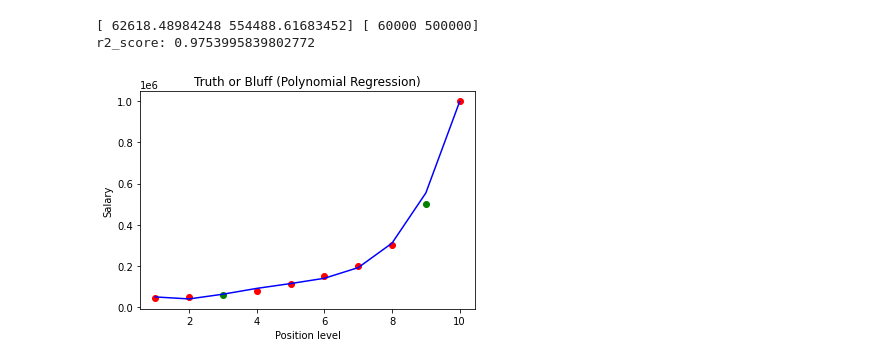
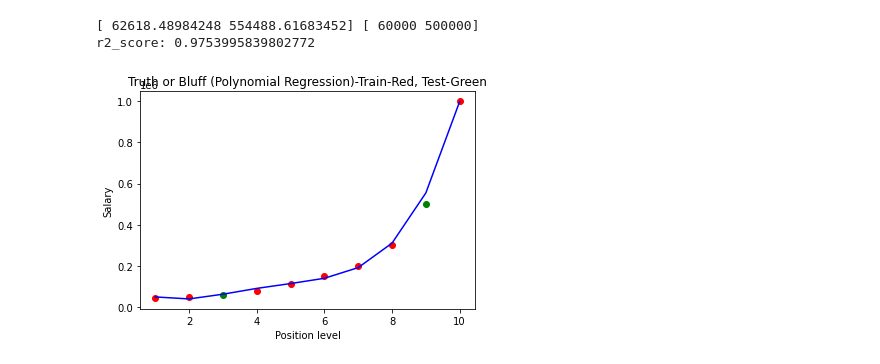
Before and after one commit to shubh2ds/Machine_Learning, a Jupyter notebook: Polynomial_Regression/Polynomial_Regression.ipynb, the cells around one changed output. Drawn from its saved outputs; the diff is of its cells as text; code cells hidden in the pictures.

Commit message:
Polynomial Regression performed to predict the salary for the given experience level.

```diff
--- a/Polynomial_Regression/Polynomial_Regression.ipynb
+++ b/Polynomial_Regression/Polynomial_Regression.ipynb
@@ -110,11 +102,11 @@ r2_score: 0.9753995839802772
 # %%
 # Visualising the Polynomial Regression results -Train data and Test data
 plt.scatter(X_train, y_train, color = 'red')
 plt.scatter(X_test, y_test, color = 'green')
 plt.plot(X, lin_reg2.predict(poly_term.fit_transform(X)), color = 'blue')
-plt.title('Truth or Bluff (Polynomial Regression)')
+plt.title('Truth or Bluff (Polynomial Regression)-Train-Red, Test-Green')
 plt.xlabel('Position level')
 plt.ylabel('Salary')
 plt.show()
 # %% [output]
-[figure, old version]
+[figure, new version]
```
Also changed, not shown: parts of 1 cell of this notebook.
